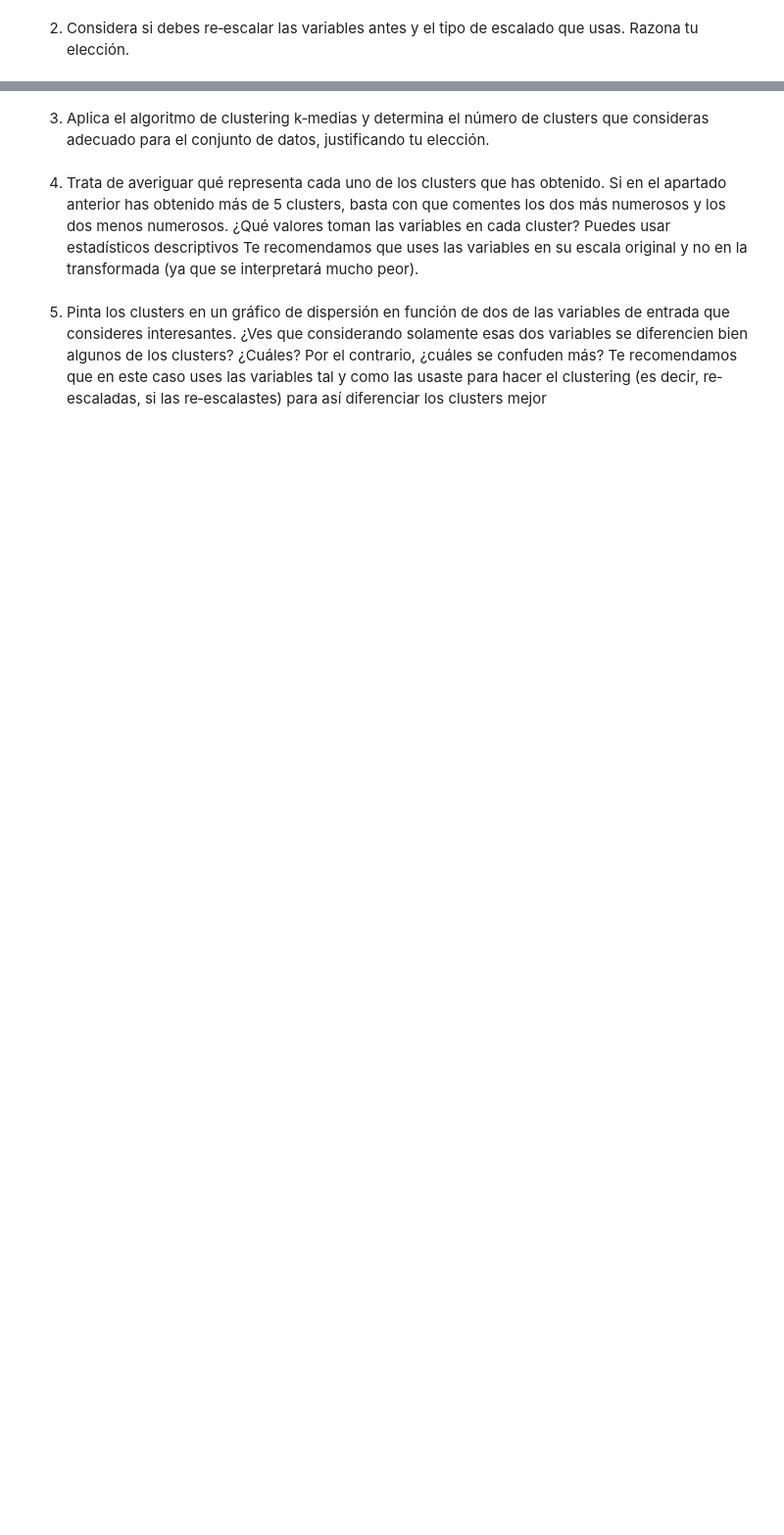
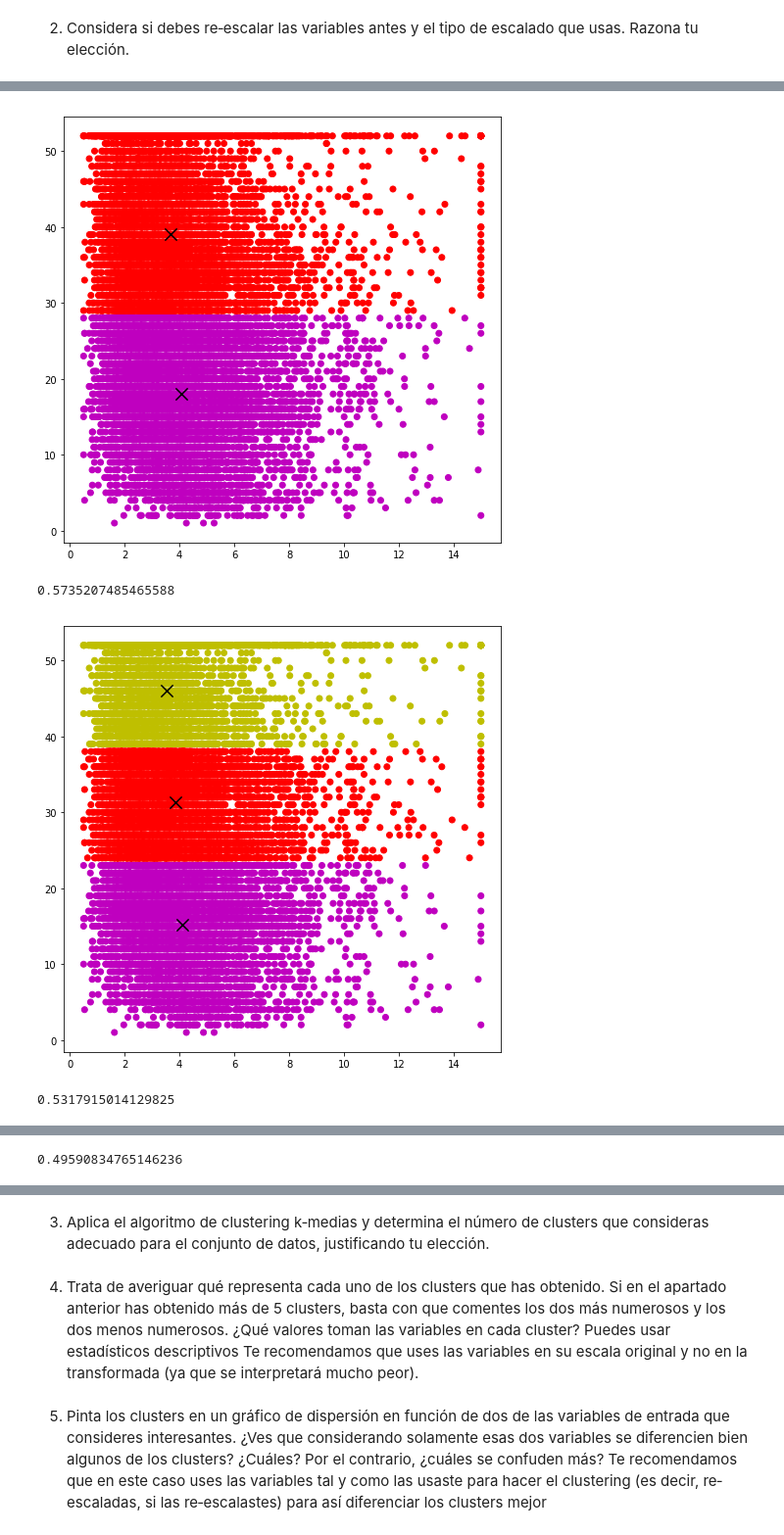
Before and after one commit to azohc/iarn, a Jupyter notebook: CaliCluster.ipynb, the cells around one changed output, grey strips where cells are left out. Shown at 98% size. Drawn from its saved outputs; the diff is of its cells as text; code cells hidden in the pictures; blank space fills up the shorter version.

```diff
--- a/CaliCluster.ipynb
+++ b/CaliCluster.ipynb
@@ -183,0 +160,15 @@ NameError: name 'labels' is not defined
+# %%
+K_MAX = 5
+silhouette = np.zeros(K_MAX-2)
+for k in range(2, K_MAX):
+    km = KMeans(init='random', n_clusters=k)
+    km.fit(X)
+    plot_clusters(X, km.labels_, km.cluster_centers_)
+
+    silhouette[k-2] = silhouette_score(X, km.labels_)
+    print(silhouette_score(X, km.labels_))
+# %% [output]
+[figure, added]
+0.5735207485465588
+[figure, added]
+0.5317915014129825
@@ -183,0 +176 @@ NameError: name 'labels' is not defined
+0.49590834765146236
```
Also changed, not shown: parts of 9 cells of this notebook, 1 other file.
